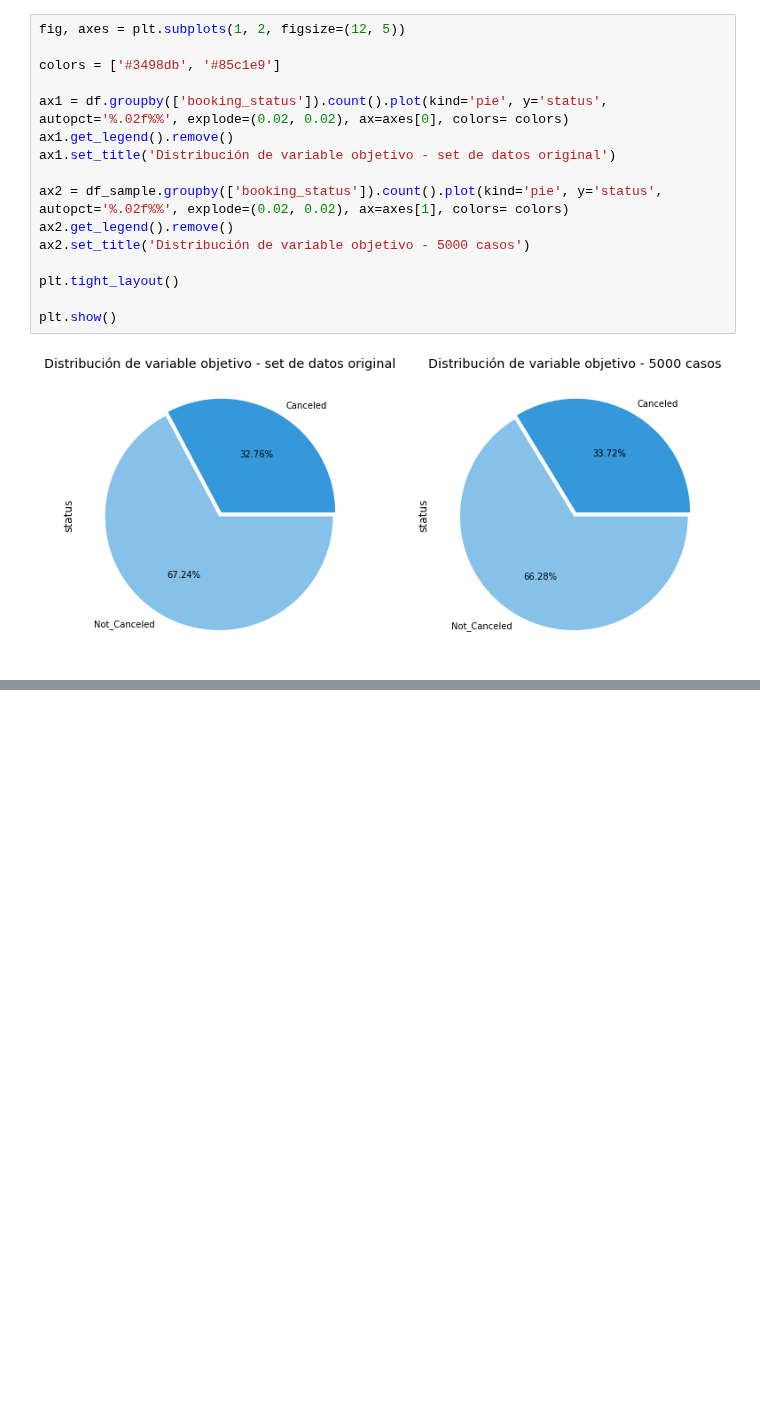
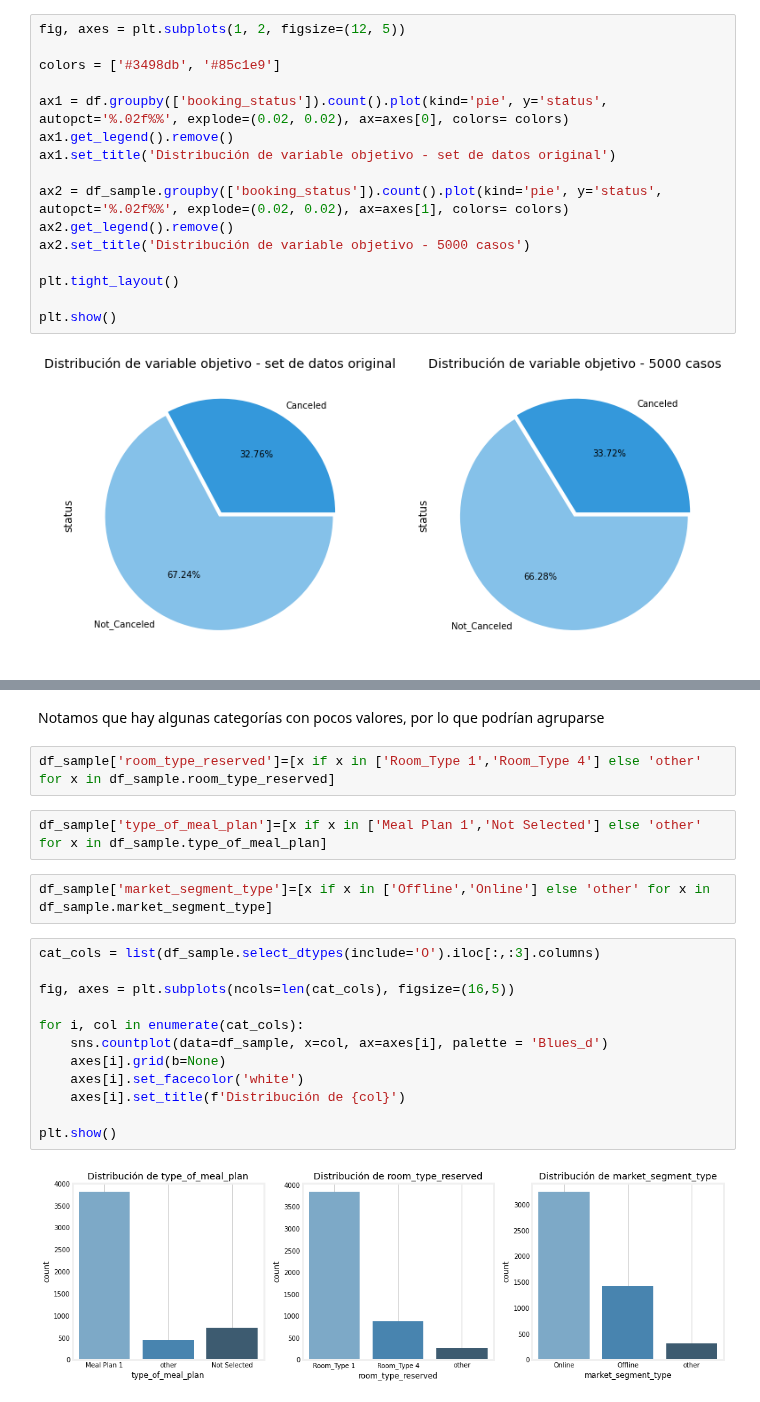
Before and after one commit to DenisTros/Hotel_Reservations, a Jupyter notebook: notebooks/Tarea.ipynb, the cells around one changed output, grey strips where cells are left out. Drawn from its saved outputs; the diff is of its cells as text; blank space fills up the shorter version.

```diff
--- a/notebooks/Tarea.ipynb
+++ b/notebooks/Tarea.ipynb
@@ -173,0 +188,22 @@ plt.show()
+# %% [markdown]
+Notamos que hay algunas categorías con pocos valores, por lo que podrían agruparse
+# %%
+df_sample['room_type_reserved']=[x if x in ['Room_Type 1','Room_Type 4'] else 'other' for x in df_sample.room_type_reserved]
+# %%
+df_sample['type_of_meal_plan']=[x if x in ['Meal Plan 1','Not Selected'] else 'other' for x in df_sample.type_of_meal_plan]
+# %%
+df_sample['market_segment_type']=[x if x in ['Offline','Online'] else 'other' for x in df_sample.market_segment_type]
+# %%
+cat_cols = list(df_sample.select_dtypes(include='O').iloc[:,:3].columns)
+
+fig, axes = plt.subplots(ncols=len(cat_cols), figsize=(16,5))
+
+for i, col in enumerate(cat_cols):
+    sns.countplot(data=df_sample, x=col, ax=axes[i], palette = 'Blues_d')
+    axes[i].grid(b=None)
+    axes[i].set_facecolor('white')
+    axes[i].set_title(f'Distribución de {col}')
+
+plt.show()
+# %% [output]
+[figure, added]
```
Also changed, not shown: parts of 8 cells of this notebook.
